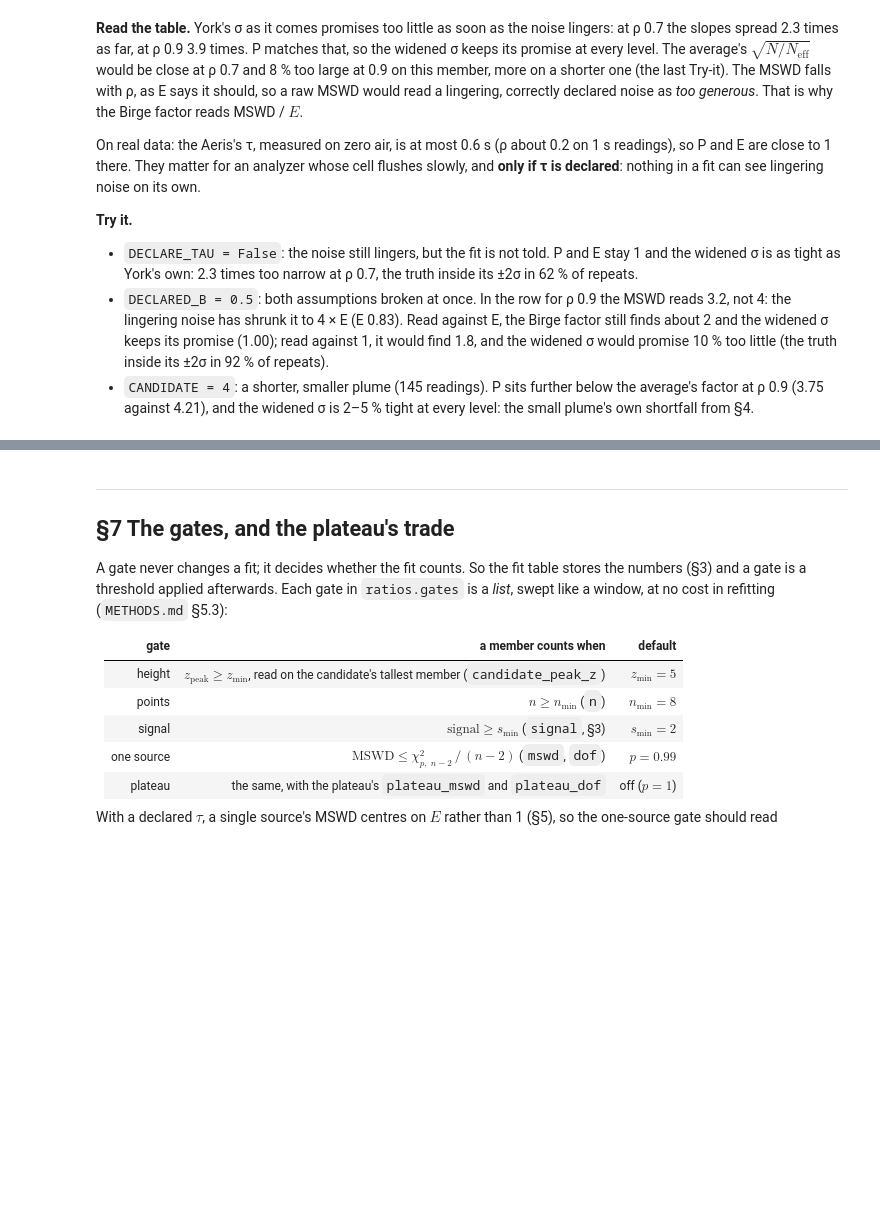
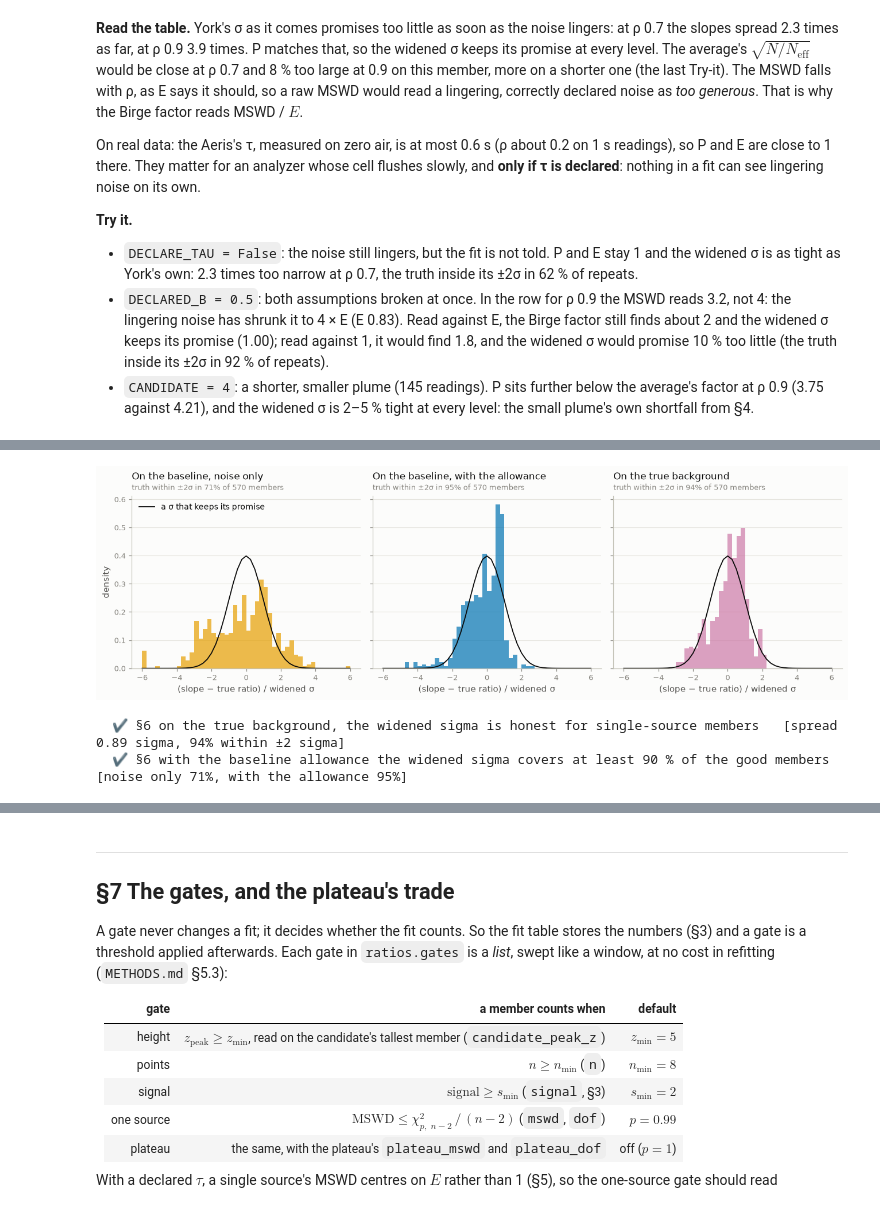
Before and after one commit to agmeyer4/tsara, a Jupyter notebook: examples/notebooks/09_ratio_fits_walkthrough.ipynb, the cells around one changed output, grey strips where cells are left out. Cells and saved outputs as stored; diff of their text form; code cells hidden in the pictures; blank space fills up the shorter version.

```diff
--- a/examples/notebooks/09_ratio_fits_walkthrough.ipynb
+++ b/examples/notebooks/09_ratio_fits_walkthrough.ipynb
@@ -2181,0 +2324,40 @@ wide. It is also why the true-background fits are made with
+# %%
+fig, axes = plt.subplots(1, 3, figsize=(12, 3.8), sharey=True)
+bins = np.linspace(-6, 6, 49)
+curve = np.exp(-0.5 * bins**2) / math.sqrt(2 * math.pi)
+for ax, (name, error), color in zip(axes, results.items(), (C2, C1, C4)):
+    ax.hist(np.clip(error, -6, 6), bins=bins, density=True, color=color, alpha=0.7)
+    ax.plot(bins, curve, color=INK, lw=1.2, label="a σ that keeps its promise")
+    finish(
+        ax,
+        title=f"On the {name}" if name.startswith("baseline") else f"On {name}",
+        sub=f"truth within ±2σ in {np.mean(np.abs(error) <= 2):.0%} of {len(error)} members",
+        xlab="(slope − true ratio) / widened σ",
+        legend=(ax is axes[0]),
+        loc="upper left",
+    )
+axes[0].set_ylabel("density")
+plt.tight_layout()
+plt.show()
+
+spread = {name: 1.4826 * np.median(np.abs(e - np.median(e))) for name, e in results.items()}
+covered = {name: np.mean(np.abs(e) <= 2) for name, e in results.items()}
+check(
+    "§6 on the true background, the widened sigma is honest for single-source members",
+    len(results["the true background"]) >= 50
+    and 0.8 <= spread["the true background"] <= 1.25
+    and covered["the true background"] >= 0.88,
+    f"spread {spread['the true background']:.2f} sigma, "
+    f"{covered['the true background']:.0%} within ±2 sigma",
+)
+check(
+    "§6 with the baseline allowance the widened sigma covers at least 90 % of the good members",
+    covered["baseline, with the allowance"] >= 0.9
+    and covered["baseline, with the allowance"] >= covered["baseline, noise only"],
+    f"noise only {covered['baseline, noise only']:.0%}, with the allowance "
+    f"{covered['baseline, with the allowance']:.0%}",
+)
+# %% [output]
+[figure, added]
+  ✔ §6 on the true background, the widened sigma is honest for single-source members   [spread 0.89 sigma, 94% within ±2 sigma]
+  ✔ §6 with the baseline allowance the widened sigma covers at least 90 % of the good members   [noise only 71%, with the allowance 95%]
```
Also changed, not shown: parts of 19 cells of this notebook, 1 other file.
